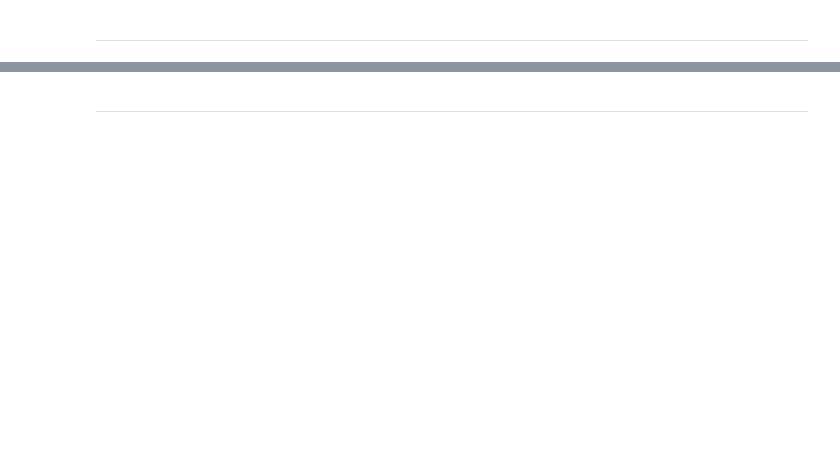
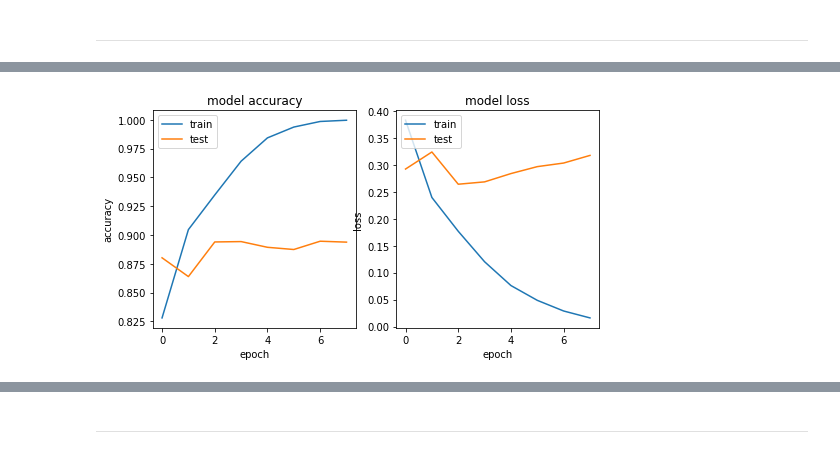
Before and after one commit to nrasch/Portfolio, a Jupyter notebook: Machine-Learning/Python/04-Classic-Datasets/NLP-CNN-1.ipynb, the cells around one changed output, grey strips where cells are left out. Cells and saved outputs as stored; diff of their text form; code cells hidden in the pictures; blank space fills up the shorter version.

Commit message:
Further CNN modeling work on the IMDb dataset

```diff
--- a/Machine-Learning/Python/04-Classic-Datasets/NLP-CNN-1.ipynb
+++ b/Machine-Learning/Python/04-Classic-Datasets/NLP-CNN-1.ipynb
@@ -31 +38,23 @@ warnings.filterwarnings('ignore')
+# %%
+def plotHistory(history):
+    fig, (ax1, ax2) = plt.subplots(nrows = 1, ncols = 2, figsize = (8, 4))
+
+    # summarize history for accuracy
+    ax1.plot(history.history['acc'])
+    ax1.plot(history.history['val_acc'])
+    ax1.set_title('model accuracy')
+    ax1.set_ylabel('accuracy')
+    ax1.set_xlabel('epoch')
+    ax1.legend(['train', 'test'], loc='upper left')
+
+
+    # summarize history for loss
+    ax2.plot(history.history['loss'])
+    ax2.plot(history.history['val_loss'])
+    ax2.set_title('model loss')
+    ax2.set_ylabel('loss')
+    ax2.set_xlabel('epoch')
+    ax2.legend(['train', 'test'], loc='upper left')
+
+    plt.show()
 # %%
@@ -76,7 +102,7 @@ dtypes: object(3)
 memory usage: 586.0+ KB
 testDat.info() : None
 # %%
-combinedDat = pd.concat(objs=[labDat, unlabDat, trainDat], axis=0).reset_index(drop=True)
+combinedDat = pd.concat(objs=[labDat, unlabDat, testDat], axis=0).reset_index(drop=True)
 print(combinedDat.shape)
 print("\n")
 print(combinedDat.info())
@@ -250,0 +194,18 @@ KeyboardInterrupt:
+# %%
+# define callback items
+early_stopping = EarlyStopping(monitor='val_loss', patience=5, mode='min')
+save_best = ModelCheckpoint('NLP-CNN-1.3.hdf', save_best_only=True, monitor='val_loss', mode='min')
+
+# define the layers and components
+inputs = Input((500, ), dtype = "int32", name = 'inputs')
+embed = Embedding(vocabSize, 300, weights=[embeddingMatrix], input_length = maxSeqLength, trainable = False)(inputs)
+cnnLayer1 = Conv1D(100, 3, padding='valid', activation='relu', strides=1)(embed)
+pool1 = GlobalMaxPooling1D()(cnnLayer1)
+dense1 = Dense(1, activation="sigmoid")(pool1)
+
+# create model object and compile
+model = Model(input=inputs, output=dense1)
+model.compile(loss = 'binary_crossentropy', optimizer = Adam(), metrics = ['accuracy'])
+
+# train the model
+history = model.fit(X_train, y_train, validation_data=(X_eval, y_eval), epochs=100, verbose=0, callbacks=[early_stopping,save_best,TQDMNotebookCallback(leave_inner = True, leave_outer = True)])
@@ -250,0 +222,4 @@ KeyboardInterrupt:
+# %%
+plotHistory(history)
+# %% [output]
+[figure, added]
```
Also changed, not shown: parts of 19 cells of this notebook.
